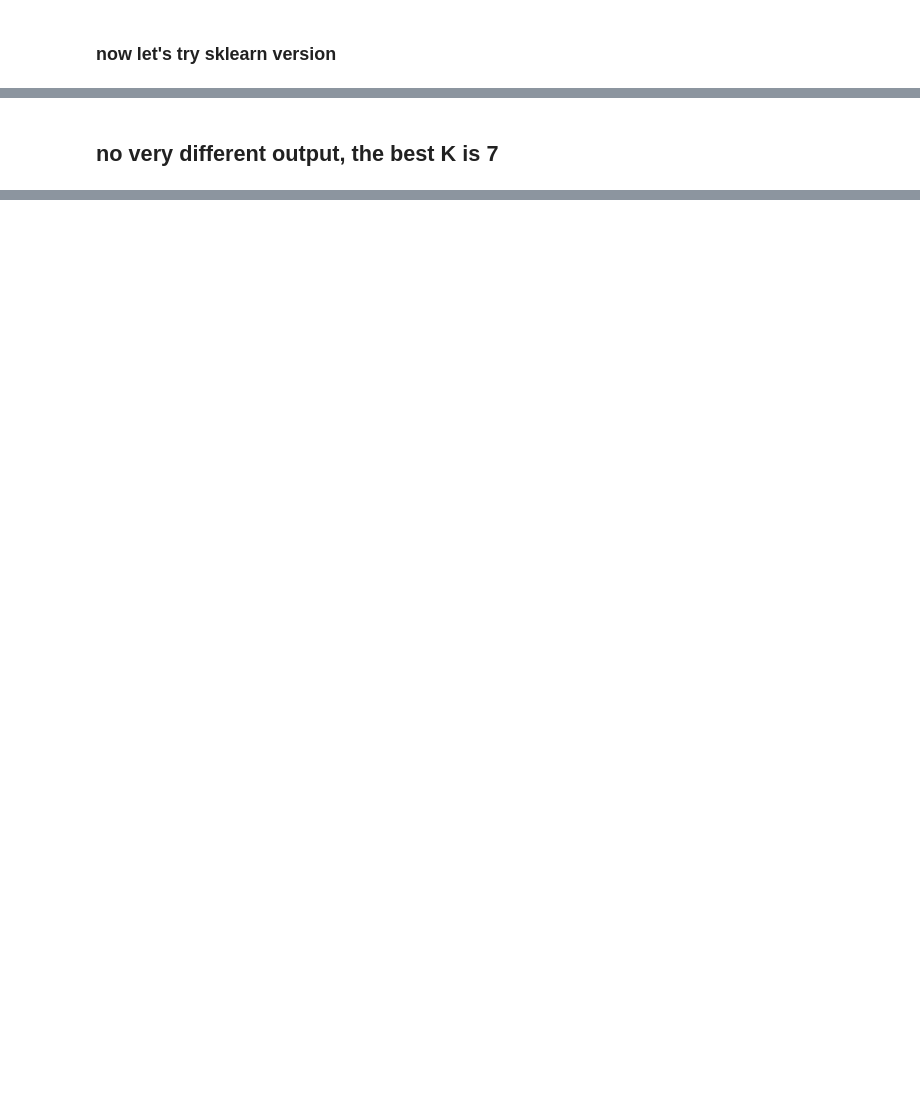
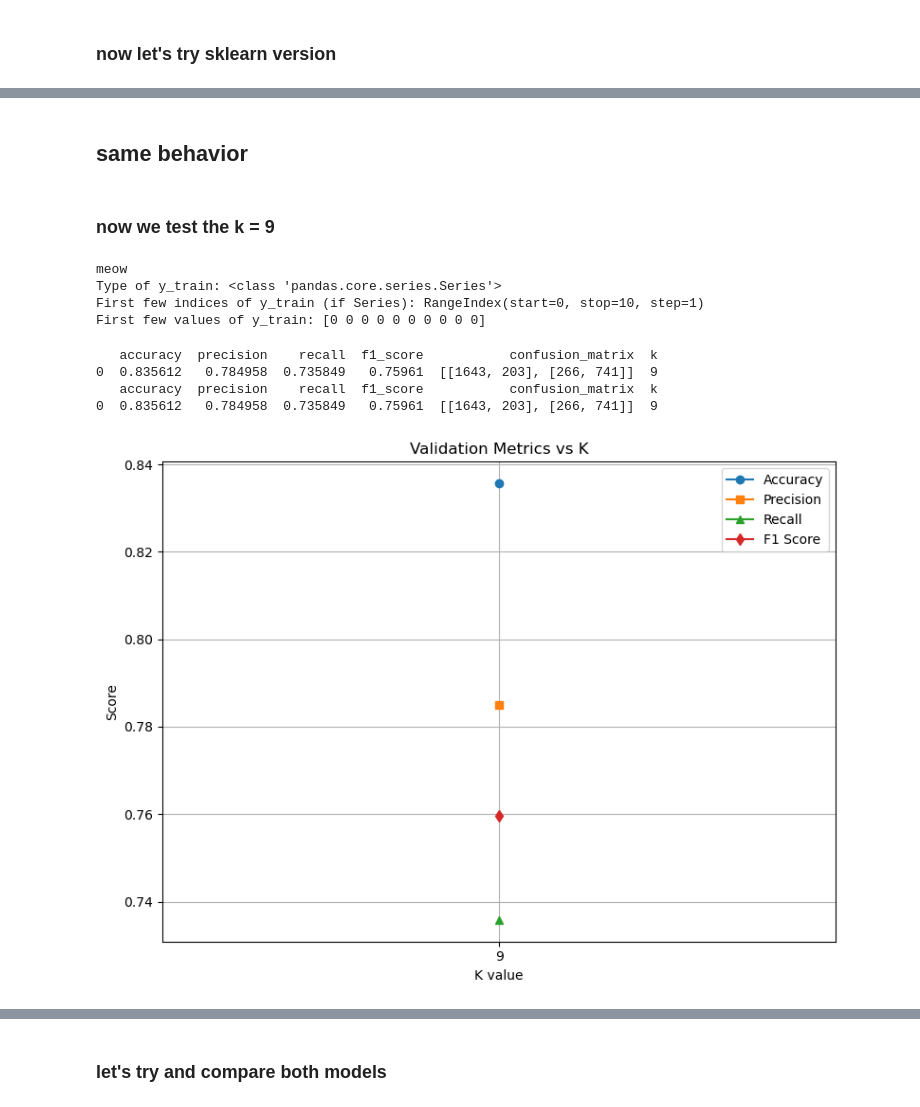
Before and after one commit to o-ronin-o/KNN_Linear_regression_manual_built-in, a Jupyter notebook: assignment_1/notebooks/magic_gamma_knn.ipynb, the cells around one changed output, grey strips where cells are left out. Cells and saved outputs as stored; diff of their text form; code cells hidden in the pictures; blank space fills up the shorter version.

```diff
--- a/assignment_1/notebooks/magic_gamma_knn.ipynb
+++ b/assignment_1/notebooks/magic_gamma_knn.ipynb
@@ -231,2 +232,34 @@ plot_validation_curve(df_results)
 # %% [markdown]
-## no very different output, the best K is 7
+## same behavior
+# %% [markdown]
+### now we test the k = 9
+# %%
+importlib.reload(src.knn_manual)
+from src.knn_manual import KNN_predict
+y_manual_pred = KNN_predict(X_train,y_train,X_test,k=9)
+y_builtin_pred = model.predict(X_test)
+# %% [output]
+meow
+Type of y_train: <class 'pandas.core.series.Series'>
+First few indices of y_train (if Series): RangeIndex(start=0, stop=10, step=1)
+First few values of y_train: [0 0 0 0 0 0 0 0 0 0]
+# %%
+
+metrics_manual = classification_metrics(y_test,y_manual_pred)
+metrics_manual['k'] = '9'
+
+metrics_builtin = classification_metrics(y_test,y_builtin_pred)
+metrics_builtin['k'] = '9'
+df_manual_results = pd.DataFrame([metrics_manual])
+print(df_manual_results)
+df_builtin_results = pd.DataFrame([metrics_builtin])
+print(df_builtin_results)
+
+plot_validation_curve(df_manual_results)
+plot_validation_curve(df_builtin_results)
+# %% [output]
+   accuracy  precision    recall  f1_score           confusion_matrix  k
+0  0.835612   0.784958  0.735849   0.75961  [[1643, 203], [266, 741]]  9
+   accuracy  precision    recall  f1_score           confusion_matrix  k
+0  0.835612   0.784958  0.735849   0.75961  [[1643, 203], [266, 741]]  9
+[figure, added]
@@ -232,0 +267,2 @@ plot_validation_curve(df_results)
+# %% [markdown]
+### let's try and compare both models
```
Also changed, not shown: parts of 7 cells of this notebook, 8 other files.
